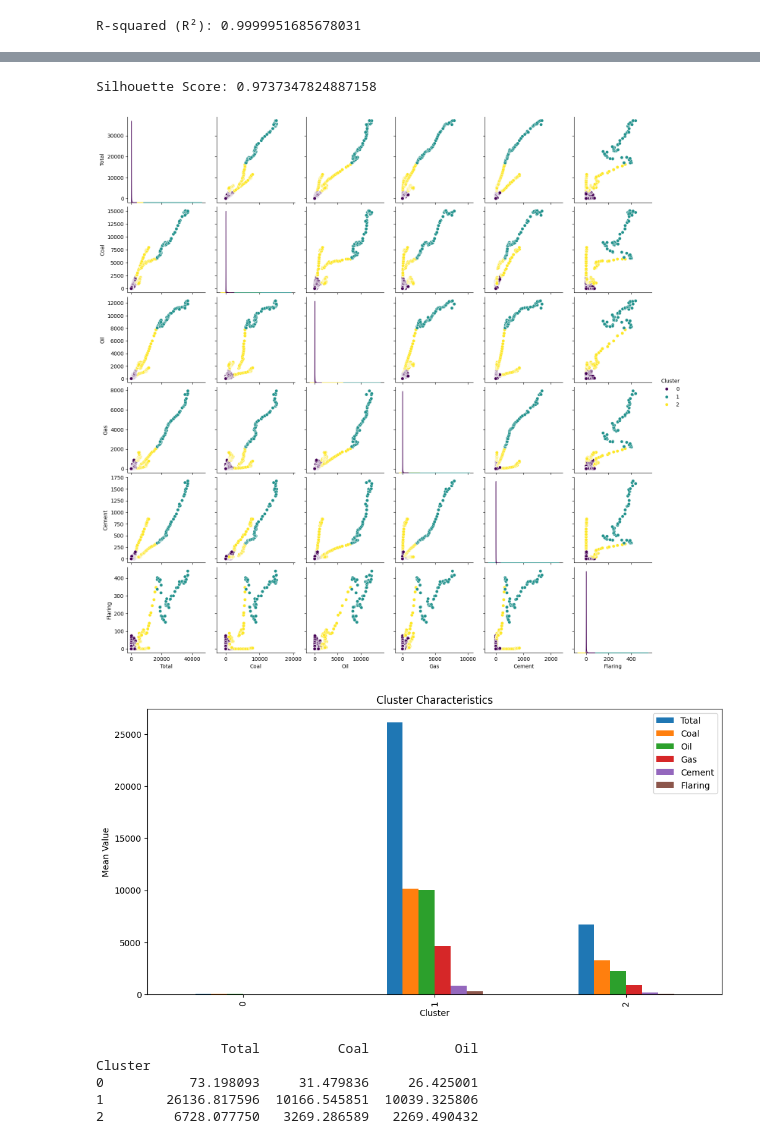
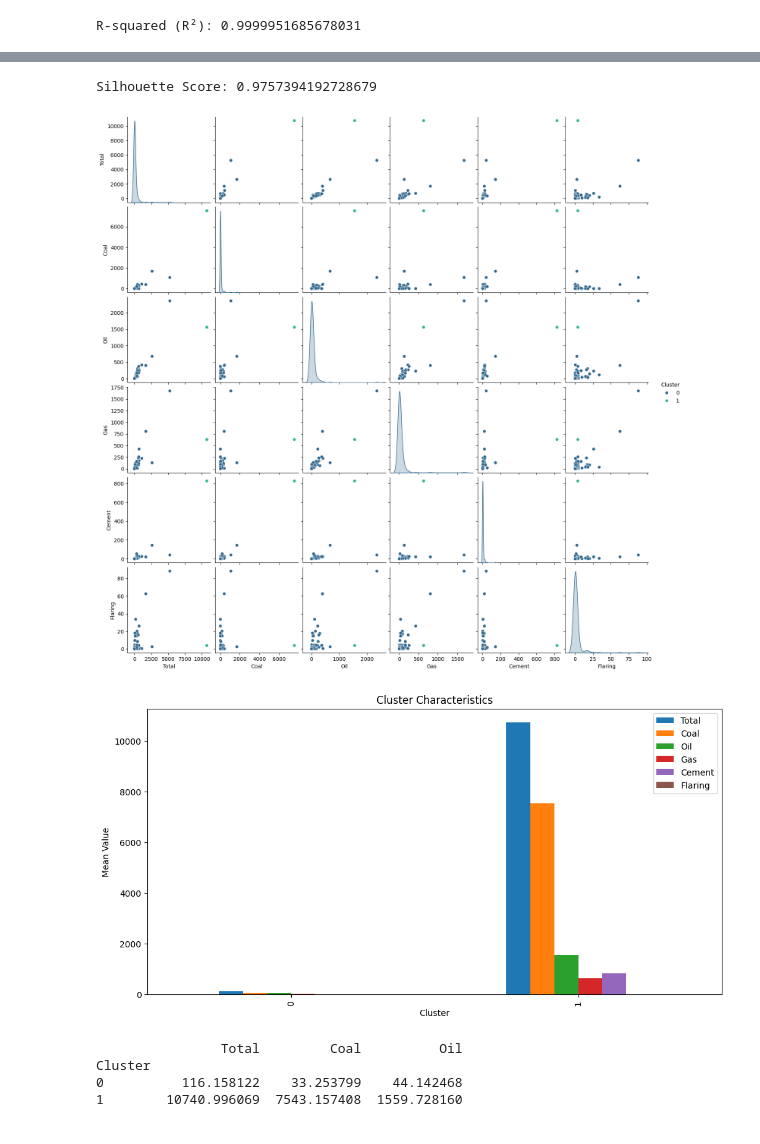
Before and after one commit to LUJHNA/ExamBI, a Jupyter notebook: Exam Project.ipynb, the cells around one changed output, grey strips where cells are left out. Saved outputs shown, nothing was run; the diff lists cells and outputs as text; code cells hidden in the pictures.

Commit message:
updated clusters n stuff
:imp:

```diff
--- a/Exam Project.ipynb
+++ b/Exam Project.ipynb
@@ -624,13 +624,15 @@ R-squared (R²): 0.9999951685678031
 #Unsupervised
 # %%
 from sklearn.cluster import KMeans
+# %%
+filtered_co2mt_df = co2mt_df[(co2mt_df['Country'] != 'Global') & (co2mt_df['Year'] == 2019)]
 # %%
 # Choose the number of clusters (e.g., 3 for demonstration)
-num_clusters = 3
+num_clusters = 2
 # %%
 # Select features for clustering (modify as needed)
 clustering_features = ['Total', 'Coal', 'Oil', 'Gas', 'Cement', 'Flaring']
 # %%
 # Fit K-means clustering model
 kmeans_model = KMeans(n_clusters=num_clusters, random_state=42)
-co2mt_df['Cluster'] = kmeans_model.fit_predict(co2mt_df[clustering_features])
+filtered_co2mt_df['Cluster'] = kmeans_model.fit_predict(filtered_co2mt_df[clustering_features])
@@ -637,10 +645,10 @@ co2mt_df['Cluster'] = kmeans_model.fit_predict(co2mt_df[clustering_features])
 # %%
 from sklearn.metrics import silhouette_score
 # Calculate silhouette score
-silhouette_avg = silhouette_score(co2mt_df[clustering_features], co2mt_df['Cluster'])
+silhouette_avg = silhouette_score(filtered_co2mt_df[clustering_features], filtered_co2mt_df['Cluster'])
 print(f'Silhouette Score: {silhouette_avg}')
 # %% [output]
-Silhouette Score: 0.9737347824887158
+Silhouette Score: 0.9757394192728679
 # %%
 # Silhouette Score
 # 0.71-1.0: A strong structure has been found.
@@ -649,19 +657,19 @@ Silhouette Score: 0.9737347824887158
 # < 0.25: No substantial structure has been found.
 # %%
 # Visualize cluster assignments
-sns.pairplot(co2mt_df, hue='Cluster', vars=clustering_features, palette='viridis')
+sns.pairplot(filtered_co2mt_df, hue='Cluster', vars=clustering_features, palette='viridis')
 plt.show()
 # %% [output]
-[figure, old version]
+[figure, new version]
 # %%
 # Analyze Cluster Characteristics
-cluster_means = co2mt_df.groupby('Cluster')[clustering_features].mean()
+cluster_means = filtered_co2mt_df.groupby('Cluster')[clustering_features].mean()
 cluster_means.plot(kind='bar', figsize=(12, 6))
 plt.title('Cluster Characteristics')
 plt.xlabel('Cluster')
 plt.ylabel('Mean Value')
 plt.show()
 # %% [output]
-[figure, old version]
+[figure, new version]
 # %%
 # Identify cluster assigments
@@ -676,12 +684,11 @@ cluster_2_data = co2pc_df[co2pc_df['Cluster'] == 2]
 features_of_interest = ['Total', 'Coal', 'Oil']
 # %%
 # Display mean values of features for each cluster
-mean_values_by_cluster = co2mt_df.groupby('Cluster')[features_of_interest].mean()
+mean_values_by_cluster = filtered_co2mt_df.groupby('Cluster')[features_of_interest].mean()
 print(mean_values_by_cluster)
 # %% [output]
-                Total          Coal           Oil
+                Total         Coal          Oil
 Cluster
-0           73.198093     31.479836     26.425001
-1        26136.817596  10166.545851  10039.325806
-2         6728.077750   3269.286589   2269.490432
+0          116.158122    33.253799    44.142468
+1        10740.996069  7543.157408  1559.728160
 # %%
```
Also changed, not shown: parts of 7 cells of this notebook.
